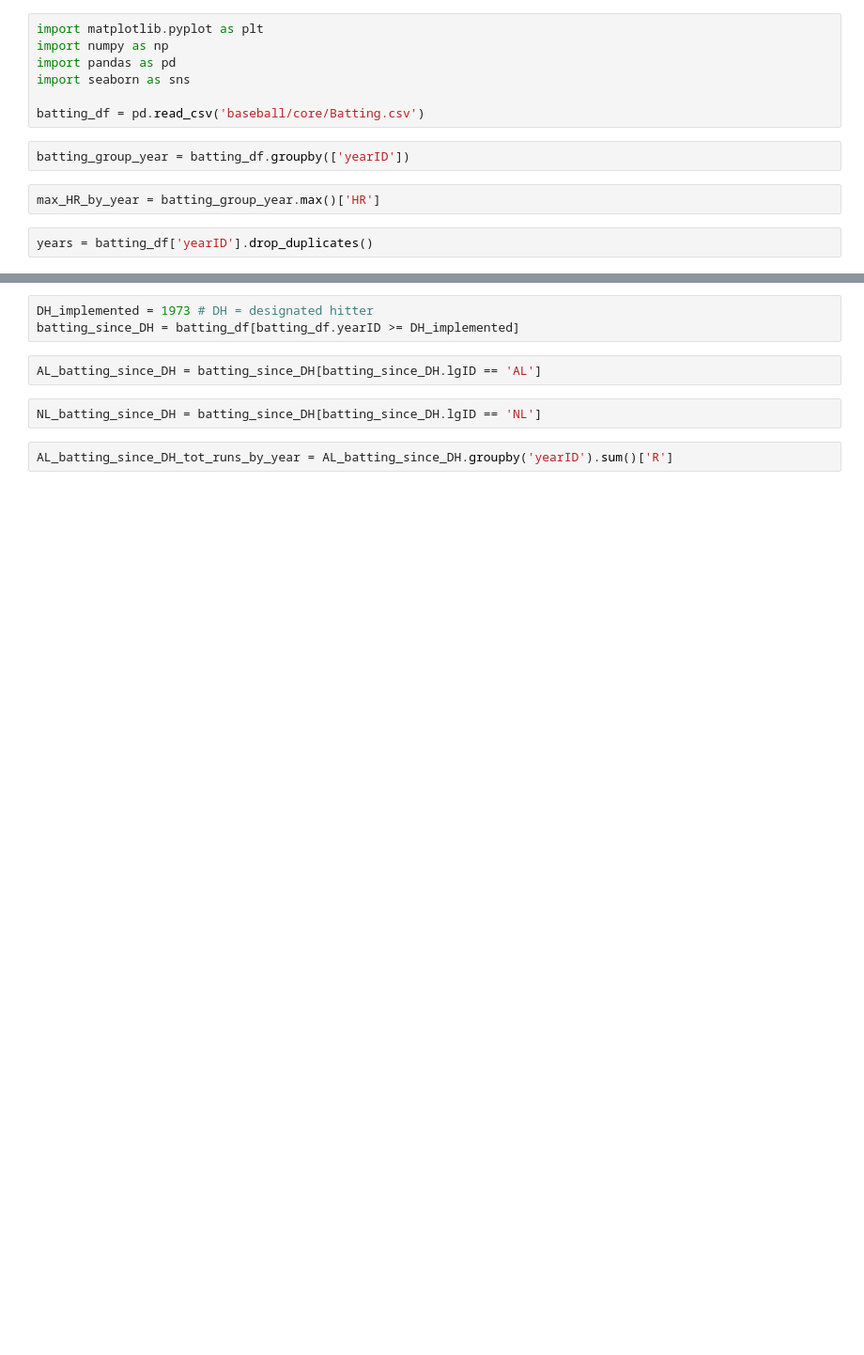
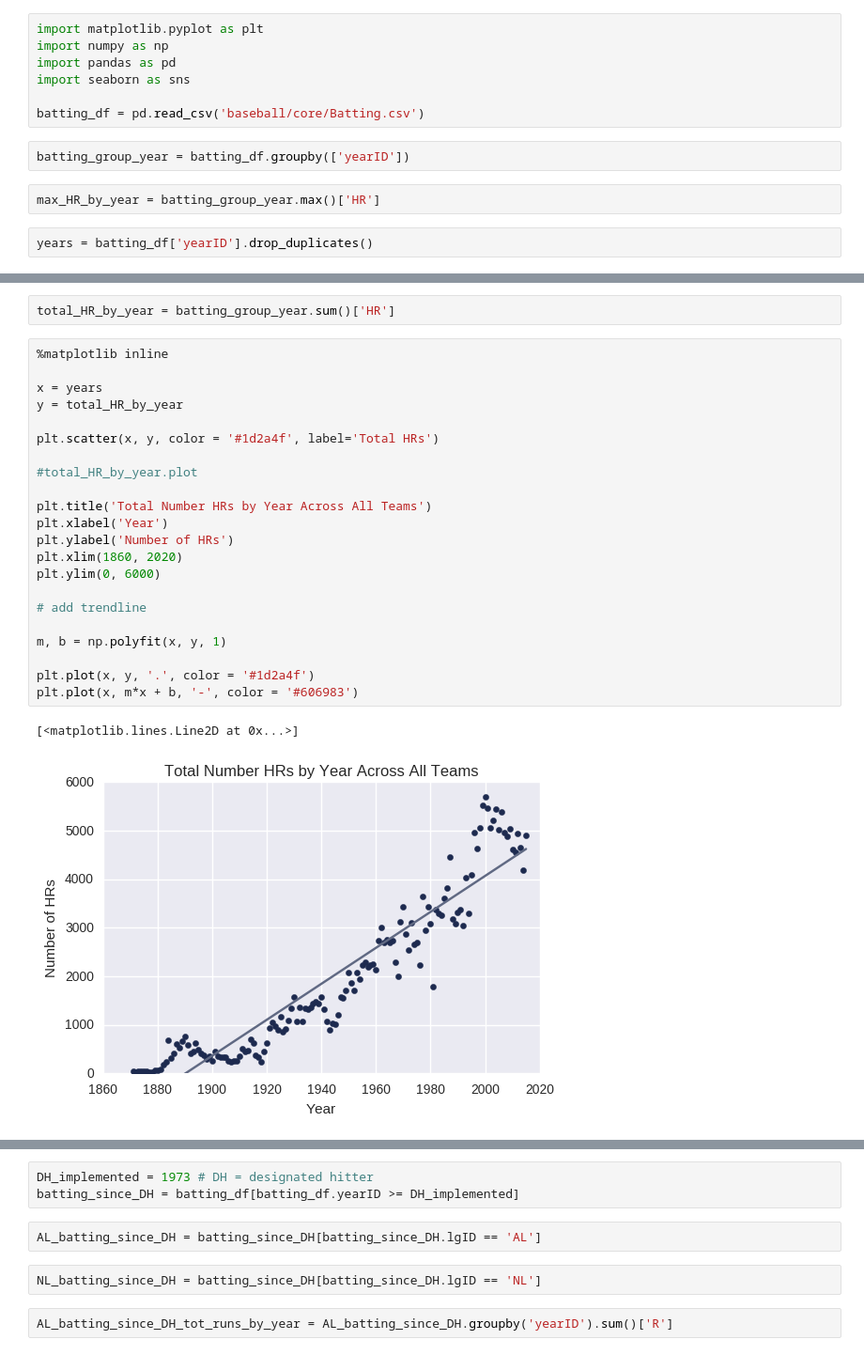
Before and after one commit to bjemcnally/Udacity-IPND-Data-Analyst-Project, a Jupyter notebook: IPND_Data_Analyst_Project.ipynb, the cells around one changed output, grey strips where cells are left out. Shown at 94% size. Drawn from its saved outputs; the diff is of its cells as text; blank space fills up the shorter version.

```diff
--- a/IPND_Data_Analyst_Project.ipynb
+++ b/IPND_Data_Analyst_Project.ipynb
@@ -66,0 +93,27 @@ http://www.huffingtonpost.com/quora/what-are-the-major-eras-o_b_3547814.html
+# %%
+total_HR_by_year = batting_group_year.sum()['HR']
+# %%
+%matplotlib inline
+
+x = years
+y = total_HR_by_year
+
+plt.scatter(x, y, color = '#1d2a4f', label='Total HRs')
+
+#total_HR_by_year.plot
+
+plt.title('Total Number HRs by Year Across All Teams')
+plt.xlabel('Year')
+plt.ylabel('Number of HRs')
+plt.xlim(1860, 2020)
+plt.ylim(0, 6000)
+
+# add trendline
+
+m, b = np.polyfit(x, y, 1)
+
+plt.plot(x, y, '.', color = '#1d2a4f')
+plt.plot(x, m*x + b, '-', color = '#606983')
+# %% [output]
+[<matplotlib.lines.Line2D at 0x...>]
+[figure, added]
```
Also changed, not shown: parts of 44 cells of this notebook.
